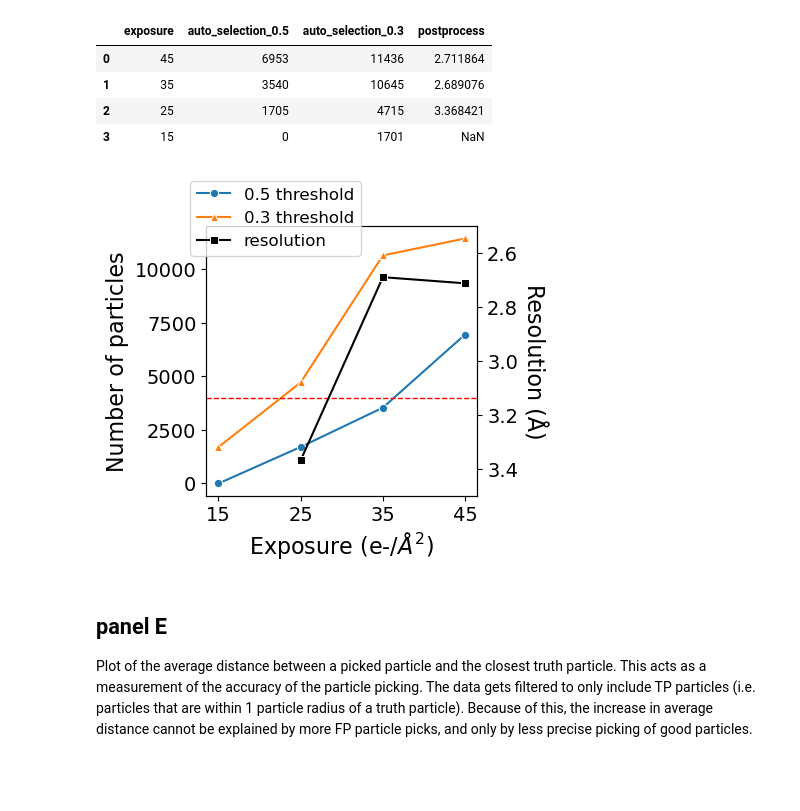
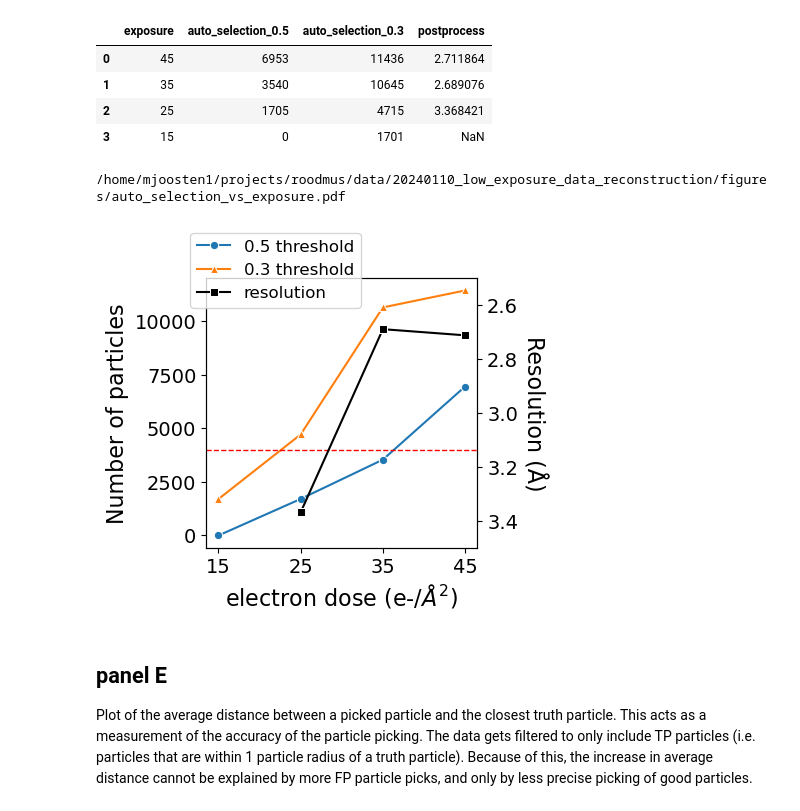
Before and after one commit to ccpem/roodmus, a Jupyter notebook: paper/figure_3.ipynb, the cells around one changed output. Cells and saved outputs as stored; diff of their text form; code cells hidden in the pictures; blank space fills up the shorter version.

```diff
--- a/paper/figure_3.ipynb
+++ b/paper/figure_3.ipynb
@@ -547,31 +528,33 @@ df.head()
 # %%
 fig, ax = plt.subplots(figsize=(3.5, 3.5))
 sns.lineplot(x="exposure", y="auto_selection_0.5", data=df, ax=ax, marker="o", label="0.5 threshold")
 sns.lineplot(x="exposure", y="auto_selection_0.3", data=df, ax=ax, marker="^", label="0.3 threshold")
-ax.set_xlabel("Exposure (e-/$\AA^2$)", fontsize=16)
+ax.set_xlabel("electron dose (e-/$\AA^2$)", fontsize=16)
 ax.set_ylabel("Number of particles", fontsize=16)
 
 ax_res = ax.twinx()
 sns.lineplot(x="exposure", y="postprocess", data=df, ax=ax_res, marker="s", color="k", label="resolution")
 # invert the y-axis
 ax_res.invert_yaxis()
 ax_res.set_ylim((3.5, 2.5))
 ax_res.set_ylabel("Resolution (Å)", fontsize=16, rotation=270, labelpad=20)
 
 ax.tick_params(labelsize=14)
 ax_res.tick_params(labelsize=14)
 ax.set_xticks([15, 25, 35, 45])
 
 # make 1 combined legend for both axes
 lines, labels = ax.get_legend_handles_labels()
 lines2, labels2 = ax_res.get_legend_handles_labels()
 ax_res.legend(lines + lines2, labels + labels2, loc=0, fontsize=12, bbox_to_anchor=(0.6, 1.2), ncol=1)
 ax.legend().remove()
 ax.axhline(4000, color="red", linestyle="--", linewidth=1)
 
 fig.savefig(os.path.join(figures_dir, "auto_selection_vs_exposure.pdf"), bbox_inches="tight")
+print(os.path.join(figures_dir, "auto_selection_vs_exposure.pdf"))
 # %% [output]
+/home/mjoosten1/projects/roodmus/data/20240110_low_exposure_data_reconstruction/figures/auto_selection_vs_exposure.pdf
-[figure, old version]
+[figure, new version]
 # %% [markdown]
 ## panel E
 Plot of the average distance between a picked particle and the closest truth particle. This acts as a measurement of the accuracy of the particle picking. The data gets filtered to only include TP particles (i.e. particles that are within 1 particle radius of a truth particle). Because of this, the increase in average distance cannot be explained by more FP particle picks, and only by less precise picking of good particles.
```
Also changed, not shown: parts of 7 cells of this notebook, 5 other files.
